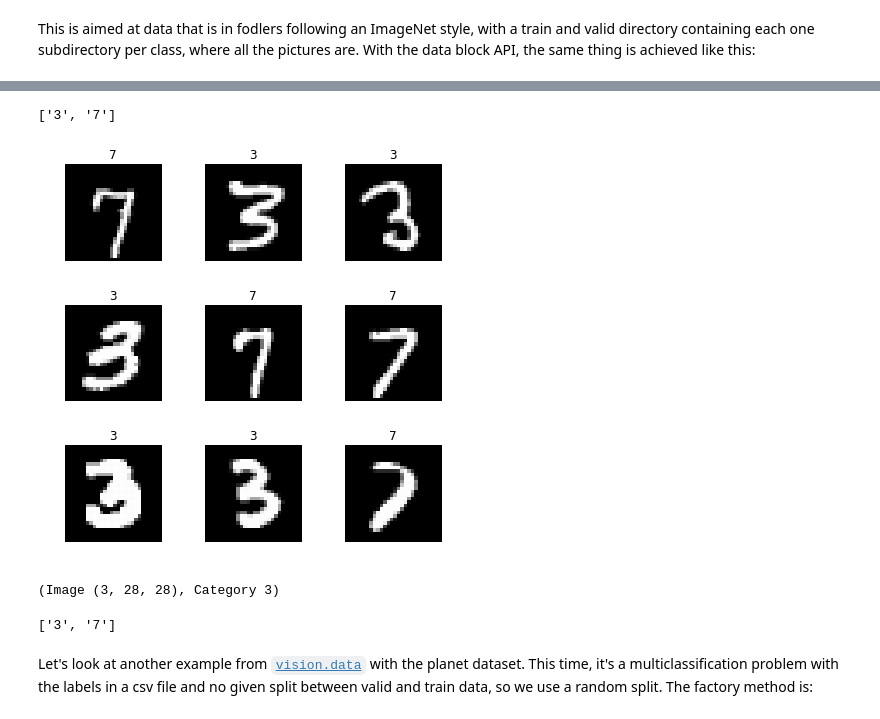
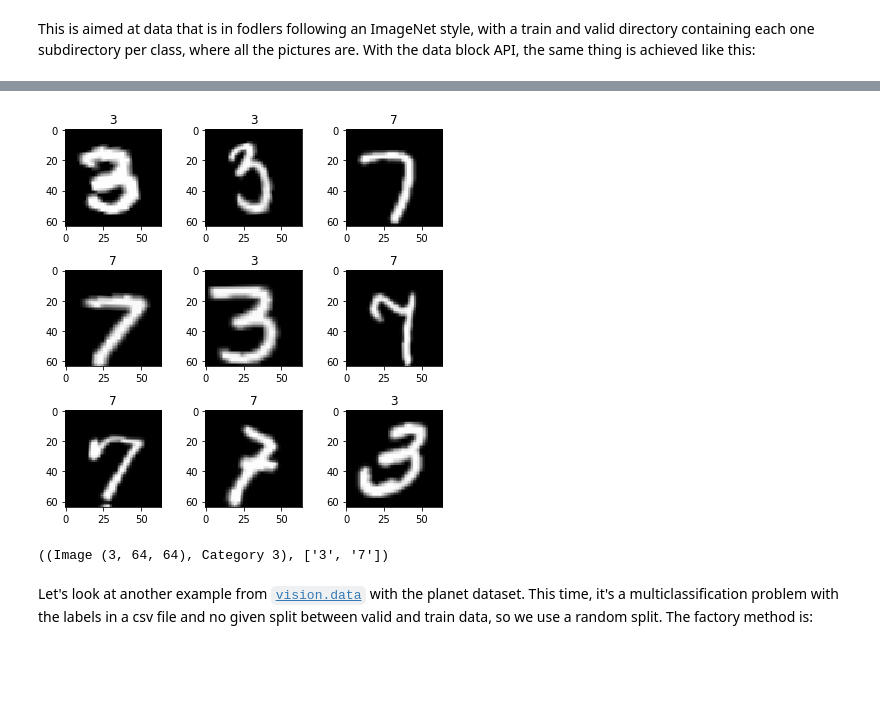
Before and after one commit to zhaoshaojun/fastai, a Jupyter notebook: docs_src/data_block.ipynb, the cells around one changed output, grey strips where cells are left out. Saved outputs shown, nothing was run; the diff lists cells and outputs as text; code cells hidden in the pictures; blank space fills up the shorter version.

```diff
--- a/docs_src/data_block.ipynb
+++ b/docs_src/data_block.ipynb
@@ -20,0 +24,4 @@ This is a bit longer than using the factory methods but is way more flexible. As
+# %%
+path = untar_data(URLs.MNIST_TINY)
+tfms = get_transforms(do_flip=False)
+path.ls()
@@ -25,6 +43,2 @@ In [`vision.data`](/vision.data.html#vision.data), we create an easy [`DataBunch
 # %% [markdown]
 This is aimed at data that is in fodlers following an ImageNet style, with a train and valid directory containing each one subdirectory per class, where all the pictures are. With the data block API, the same thing is achieved like this:
-# %%
-path = untar_data(URLs.MNIST_TINY)
-tfms = get_transforms()#do_flip=False)
-path.ls()
@@ -47,4 +44,0 @@ sd = ll.split_by_folder()
-# %%
-ll.classes
-# %% [output]
-['3', '7']
@@ -55,4 +45,11 @@ data = sd.databunch()
+# %%
+data = (ImageItemList.from_folder(path) #Where to find the data? -> in path and its subfolders
+        .split_by_folder()              #How to split in train/valid? -> use the folders
+        .label_from_folder()            #How to label? -> depending on the folder of the filenames
+        .add_test_folder()              #Optionally add a test set
+        .transform(tfms, size=64)       #Data augmentation? -> use tfms with a size of 64
+        .databunch())                   #Finally? -> use the defaults for conversion to ImageDataBunch
 # %%
-data.show_batch(3, figsize=(6,6))
+data.show_batch(3, figsize=(6,6), hide_axis=False)
 # %% [output]
-[figure, old version]
+[figure, new version]
@@ -67,10 +56,6 @@ data.show_batch(3, figsize=(6,6))
 # %%
-data.train_ds[0]
+data.train_ds[0], data.test_ds.classes
 # %% [output]
-(Image (3, 28, 28), Category 3)
+((Image (3, 64, 64), Category 3), ['3', '7'])
-# %%
-data.classes
-# %% [output]
-['3', '7']
 # %% [markdown]
 Let's look at another example from [`vision.data`](/vision.data.html#vision.data) with the planet dataset. This time, it's a multiclassification problem with the labels in a csv file and no given split between valid and train data, so we use a random split. The factory method is:
```
Also changed, not shown: parts of 36 cells of this notebook, 6 other files.
